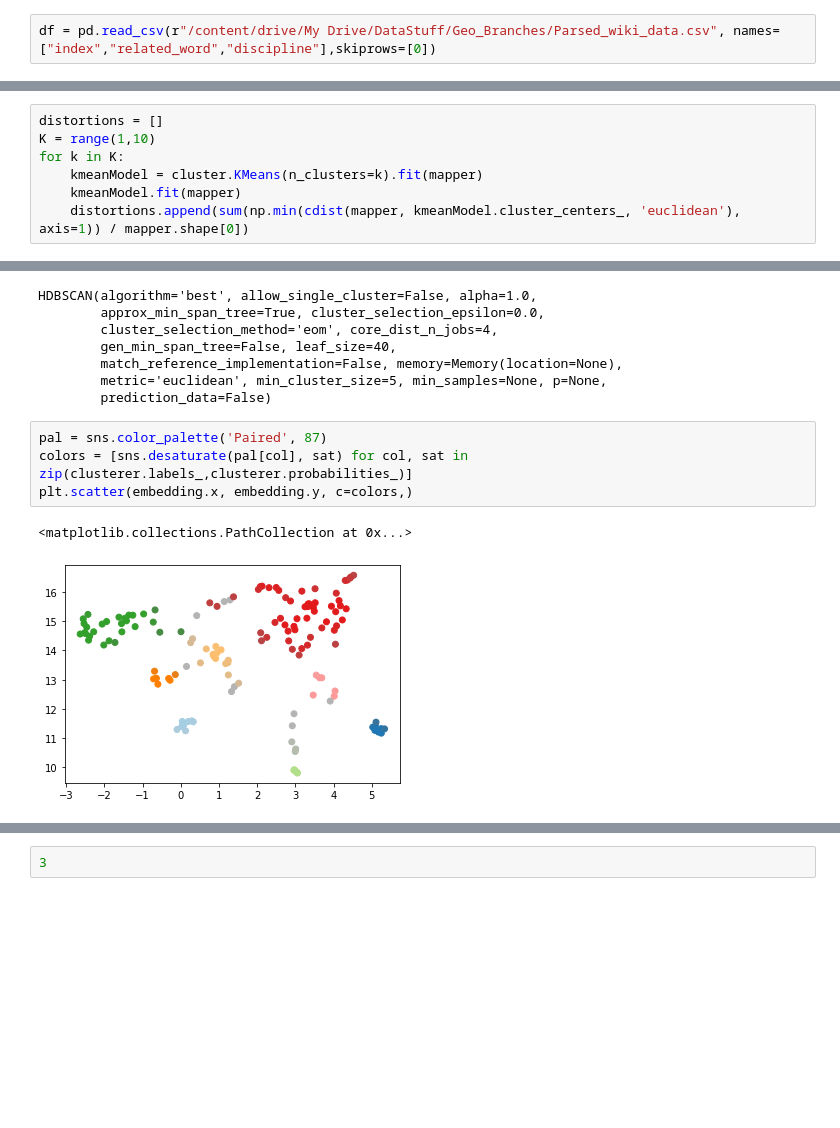
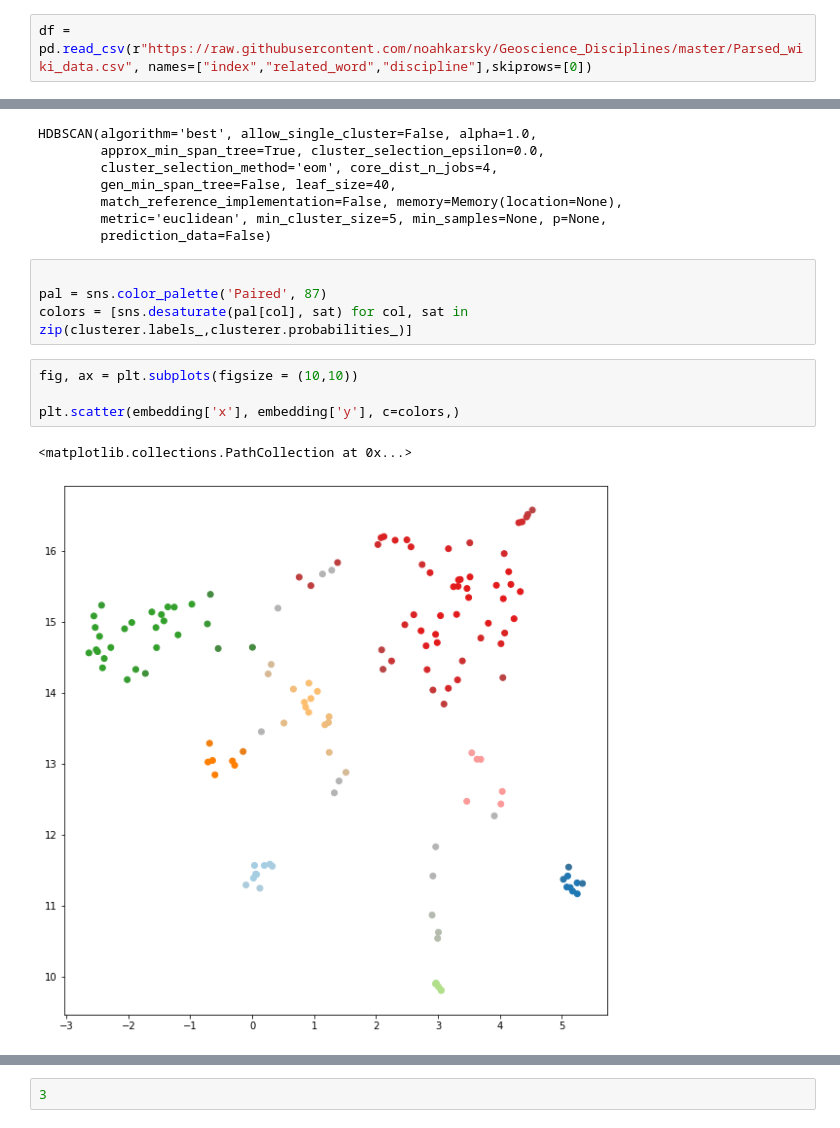
Before and after one commit to noahkarsky/Geoscience_Disciplines, a Jupyter notebook: Geologic_branches_2.ipynb, the cells around one changed output, grey strips where cells are left out. Drawn from its saved outputs; the diff is of its cells as text; blank space fills up the shorter version.

```diff
--- a/Geologic_branches_2.ipynb
+++ b/Geologic_branches_2.ipynb
@@ -41,5 +24,5 @@ from sklearn.metrics import silhouette_score
 # %%
-df = pd.read_csv(r"/content/drive/My Drive/DataStuff/Geo_Branches/Parsed_wiki_data.csv", names=["index","related_word","discipline"],skiprows=[0])
+df = pd.read_csv(r"https://raw.githubusercontent.com/noahkarsky/Geoscience_Disciplines/master/Parsed_wiki_data.csv", names=["index","related_word","discipline"],skiprows=[0])
 # %%
 df.head()
 # %% [output]
@@ -77,7 +57,0 @@ Trying some KMeans on the samples
-# %%
-distortions = []
-K = range(1,10)
-for k in K:
-    kmeanModel = cluster.KMeans(n_clusters=k).fit(mapper)
-    kmeanModel.fit(mapper)
-    distortions.append(sum(np.min(cdist(mapper, kmeanModel.cluster_centers_, 'euclidean'), axis=1)) / mapper.shape[0])
@@ -98,10 +74,14 @@ HDBSCAN(algorithm='best', allow_single_cluster=False, alpha=1.0,
         metric='euclidean', min_cluster_size=5, min_samples=None, p=None,
         prediction_data=False)
 # %%
+
 pal = sns.color_palette('Paired', 87)
 colors = [sns.desaturate(pal[col], sat) for col, sat in zip(clusterer.labels_,clusterer.probabilities_)]
-plt.scatter(embedding.x, embedding.y, c=colors,)
-# %% [output]
-<matplotlib.collections.PathCollection at 0x...>
-[figure, removed]
+# %%
+fig, ax = plt.subplots(figsize = (10,10))
+
+plt.scatter(embedding['x'], embedding['y'], c=colors,)
+# %% [output]
+<matplotlib.collections.PathCollection at 0x...>
+[figure, added]
 # %%
```
Also changed, not shown: parts of 14 cells of this notebook.
